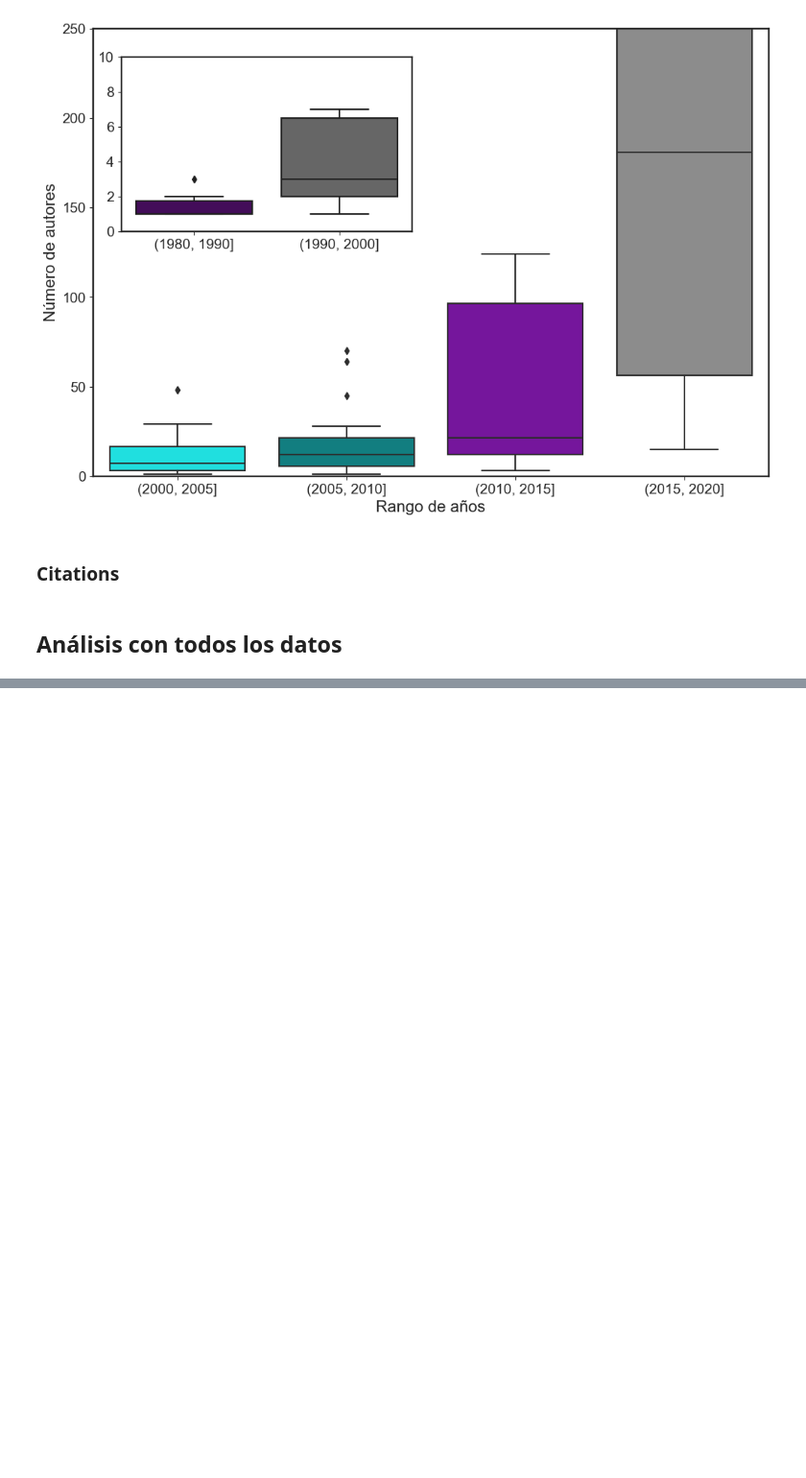
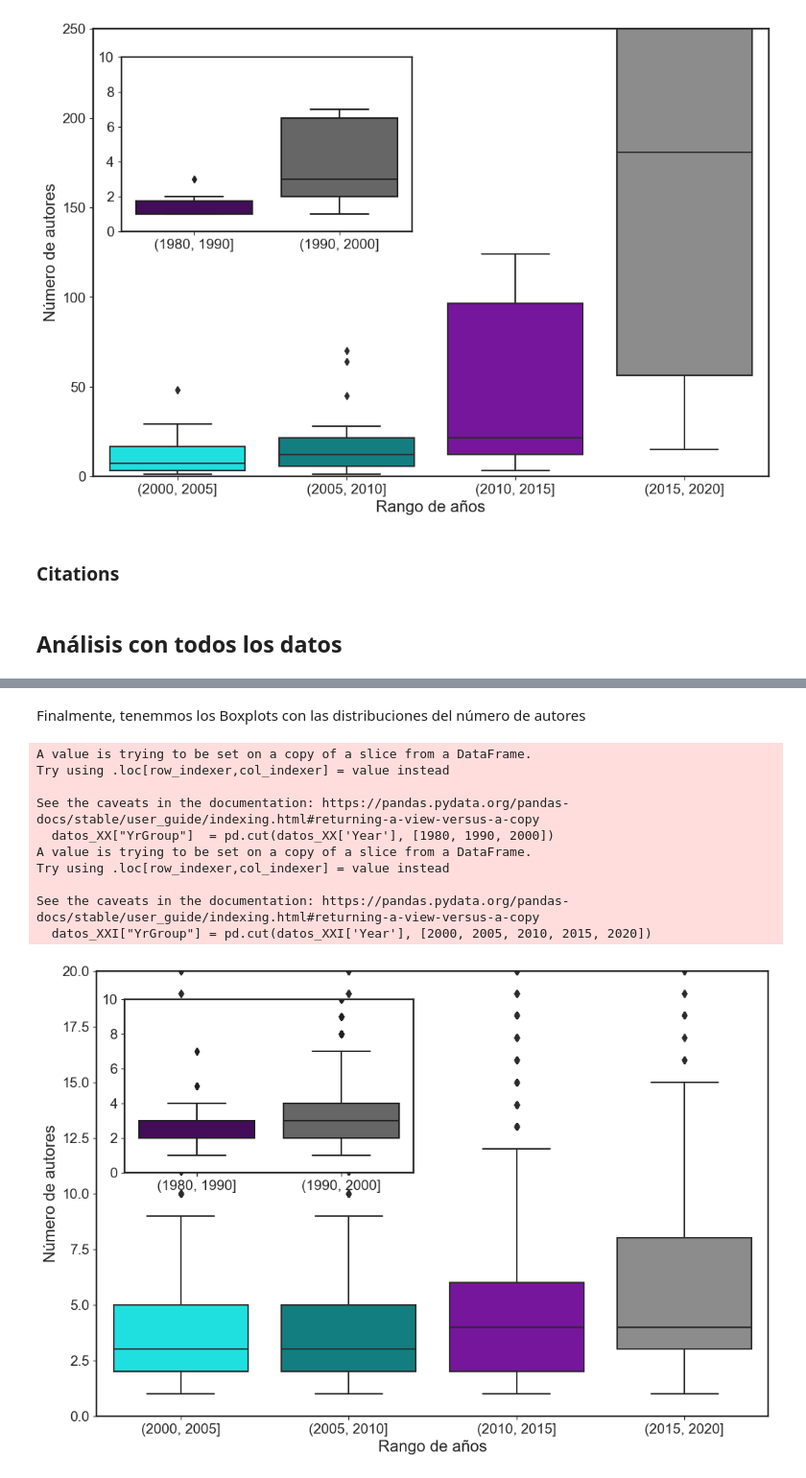
Before and after one commit to nigomezcr/ProyectoBibliometrico, a Jupyter notebook: AnalysisBibliometrico.ipynb, the cells around one changed output, grey strips where cells are left out. Shown: that part at 96% size. Drawn from its saved outputs; the diff is of its cells as text; code cells hidden in the pictures; blank space fills up the shorter version.

```diff
--- a/AnalysisBibliometrico.ipynb
+++ b/AnalysisBibliometrico.ipynb
@@ -351,0 +448,47 @@ dat
+# %% [markdown]
+Finalmente, tenemmos los Boxplots con las distribuciones del número de autores
+# %%
+from mpl_toolkits.axes_grid1.inset_locator import inset_axes
+
+
+# Filtrar datos para incluir solo los 3 últimos rangos de años
+datos_XX  = datos[datos['Year'].between(1980, 2000)]
+datos_XXI = datos[datos['Year'].between(2000, 2020)]
+
+# Crear la columna 'YrGroup' basada en los rangos específicos
+datos_XX["YrGroup"]  = pd.cut(datos_XX['Year'], [1980, 1990, 2000])
+datos_XXI["YrGroup"] = pd.cut(datos_XXI['Year'], [2000, 2005, 2010, 2015, 2020])
+
+
+fig, ax = plt.subplots(1, 1, figsize=(12, 8))
+
+sns.boxplot(x="YrGroup", y="Number of Authors (upto 50)", data=datos_XXI, palette=( MainColor1, BackColor1, MainColor2, MainGray))
+
+
+ax.set_xlabel('Rango de años')
+ax.set_ylabel('Número de autores')
+ax.set_ylim([0, 20])
+# Create inset of width 1.3 inches and height 0.9 inches
+# at the default upper right location
+axins = inset_axes(ax, width=4, height=2.4, loc=(2), borderpad=2 )
+sns.boxplot(x="YrGroup", y="Number of Authors", data=datos_XX, palette=( BackColor2, BackGray))
+axins.set_ylim([0, 10])
+axins.tick_params(labelleft=True, labelbottom=True)
+axins.set_ylabel(None)
+axins.set_xlabel(None)
+
+plt.savefig('Figures/DatosBoxYearRange.svg')
+plt.savefig('Figures/DatosBoxYearRange.pdf')
+plt.show()
+# %% [output]
+A value is trying to be set on a copy of a slice from a DataFrame.
+Try using .loc[row_indexer,col_indexer] = value instead
+
+See the caveats in the documentation: https://pandas.pydata.org/pandas-docs/stable/user_guide/indexing.html#returning-a-view-versus-a-copy
+  datos_XX["YrGroup"]  = pd.cut(datos_XX['Year'], [1980, 1990, 2000])
+A value is trying to be set on a copy of a slice from a DataFrame.
+Try using .loc[row_indexer,col_indexer] = value instead
+
+See the caveats in the documentation: https://pandas.pydata.org/pandas-docs/stable/user_guide/indexing.html#returning-a-view-versus-a-copy
+  datos_XXI["YrGroup"] = pd.cut(datos_XXI['Year'], [2000, 2005, 2010, 2015, 2020])
+[figure, added]
```
Also changed, not shown: parts of 12 cells of this notebook.
